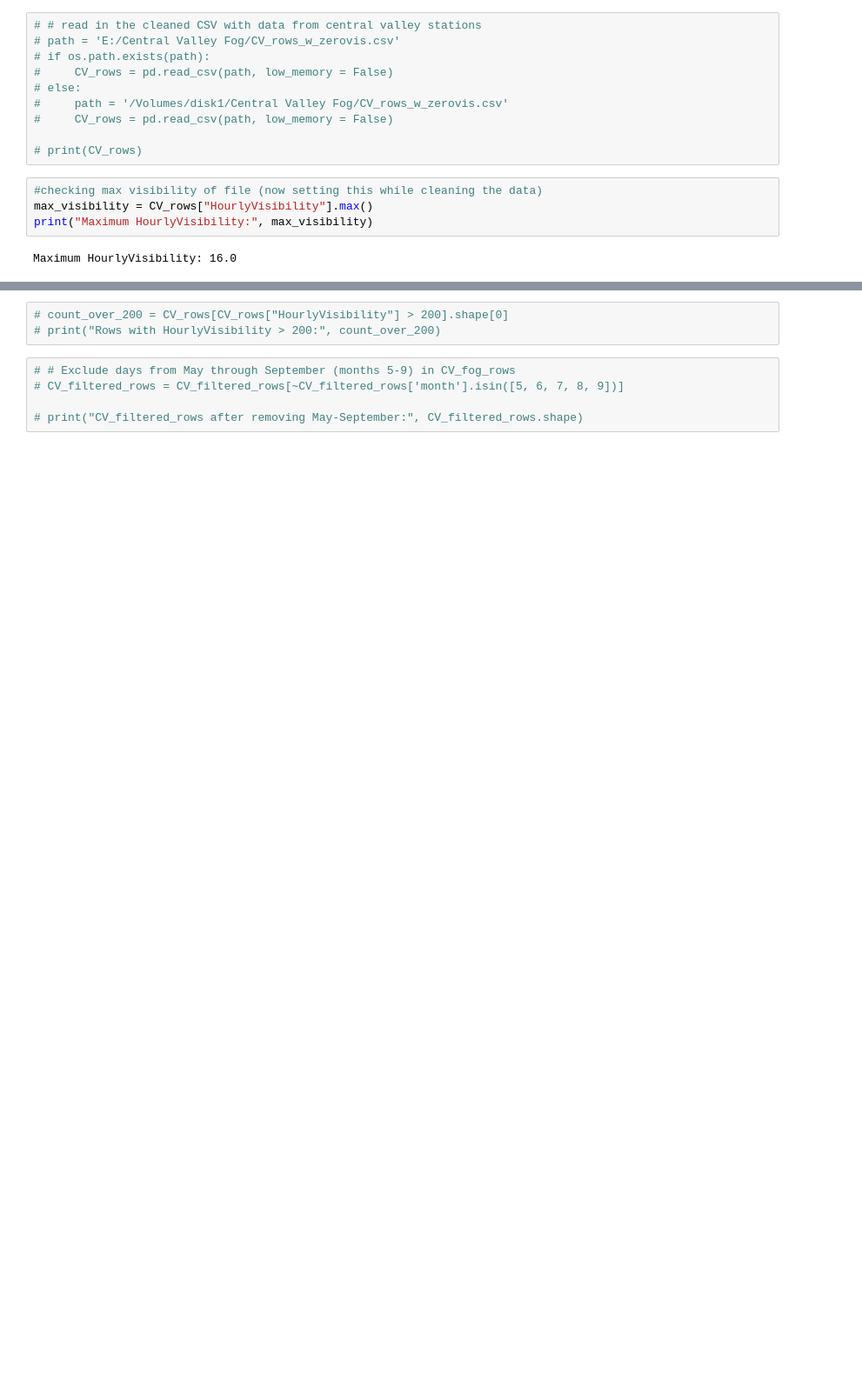
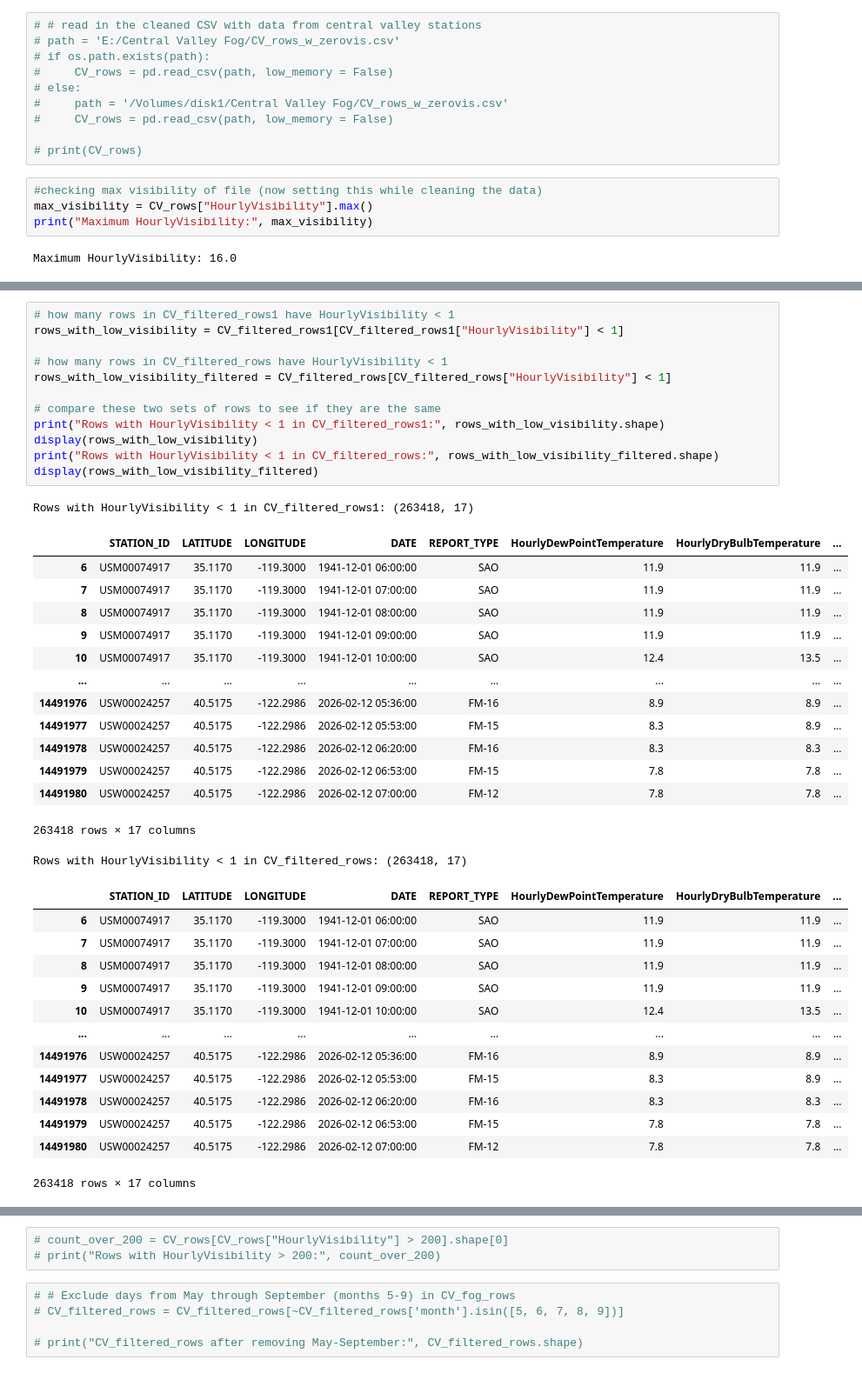
Before and after one commit to audfish/WQ2026, a Jupyter notebook: CV_Visibility_Testing_combined.ipynb, the cells around one changed output, grey strips where cells are left out. Shown at 87% size. Saved outputs shown, nothing was run; the diff lists cells and outputs as text; blank space fills up the shorter version.

```diff
--- a/CV_Visibility_Testing_combined.ipynb
+++ b/CV_Visibility_Testing_combined.ipynb
@@ -78,3 +148,44 @@ CV_filtered_rows: (10551625, 19)
+# %%
+# how many rows in CV_filtered_rows1 have HourlyVisibility < 1
+rows_with_low_visibility = CV_filtered_rows1[CV_filtered_rows1["HourlyVisibility"] < 1]
+
+# how many rows in CV_filtered_rows have HourlyVisibility < 1
+rows_with_low_visibility_filtered = CV_filtered_rows[CV_filtered_rows["HourlyVisibility"] < 1]
+
+# compare these two sets of rows to see if they are the same
+print("Rows with HourlyVisibility < 1 in CV_filtered_rows1:", rows_with_low_visibility.shape)
+display(rows_with_low_visibility)
+print("Rows with HourlyVisibility < 1 in CV_filtered_rows:", rows_with_low_visibility_filtered.shape)
+display(rows_with_low_visibility_filtered)
+# %% [output]
+Rows with HourlyVisibility < 1 in CV_filtered_rows1: (263418, 17)
+|  | STATION_ID | LATITUDE | LONGITUDE | DATE | REPORT_TYPE | HourlyDewPointTemperature | HourlyDryBulbTemperature | ... |
+| 6 | USM00074917 | 35.1170 | -119.3000 | 1941-12-01 06:00:00 | SAO | 11.9 | 11.9 | ... |
+| 7 | USM00074917 | 35.1170 | -119.3000 | 1941-12-01 07:00:00 | SAO | 11.9 | 11.9 | ... |
+| 8 | USM00074917 | 35.1170 | -119.3000 | 1941-12-01 08:00:00 | SAO | 11.9 | 11.9 | ... |
+| 9 | USM00074917 | 35.1170 | -119.3000 | 1941-12-01 09:00:00 | SAO | 11.9 | 11.9 | ... |
+| 10 | USM00074917 | 35.1170 | -119.3000 | 1941-12-01 10:00:00 | SAO | 12.4 | 13.5 | ... |
+| ... | ... | ... | ... | ... | ... | ... | ... | ... |
+| 14491976 | USW00024257 | 40.5175 | -122.2986 | 2026-02-12 05:36:00 | FM-16 | 8.9 | 8.9 | ... |
+| 14491977 | USW00024257 | 40.5175 | -122.2986 | 2026-02-12 05:53:00 | FM-15 | 8.3 | 8.9 | ... |
+| 14491978 | USW00024257 | 40.5175 | -122.2986 | 2026-02-12 06:20:00 | FM-16 | 8.3 | 8.3 | ... |
+| 14491979 | USW00024257 | 40.5175 | -122.2986 | 2026-02-12 06:53:00 | FM-15 | 7.8 | 7.8 | ... |
+| 14491980 | USW00024257 | 40.5175 | -122.2986 | 2026-02-12 07:00:00 | FM-12 | 7.8 | 7.8 | ... |
+263418 rows × 17 columns
+Rows with HourlyVisibility < 1 in CV_filtered_rows: (263418, 17)
+|  | STATION_ID | LATITUDE | LONGITUDE | DATE | REPORT_TYPE | HourlyDewPointTemperature | HourlyDryBulbTemperature | ... |
+| 6 | USM00074917 | 35.1170 | -119.3000 | 1941-12-01 06:00:00 | SAO | 11.9 | 11.9 | ... |
+| 7 | USM00074917 | 35.1170 | -119.3000 | 1941-12-01 07:00:00 | SAO | 11.9 | 11.9 | ... |
+| 8 | USM00074917 | 35.1170 | -119.3000 | 1941-12-01 08:00:00 | SAO | 11.9 | 11.9 | ... |
+| 9 | USM00074917 | 35.1170 | -119.3000 | 1941-12-01 09:00:00 | SAO | 11.9 | 11.9 | ... |
+| 10 | USM00074917 | 35.1170 | -119.3000 | 1941-12-01 10:00:00 | SAO | 12.4 | 13.5 | ... |
+| ... | ... | ... | ... | ... | ... | ... | ... | ... |
+| 14491976 | USW00024257 | 40.5175 | -122.2986 | 2026-02-12 05:36:00 | FM-16 | 8.9 | 8.9 | ... |
+| 14491977 | USW00024257 | 40.5175 | -122.2986 | 2026-02-12 05:53:00 | FM-15 | 8.3 | 8.9 | ... |
+| 14491978 | USW00024257 | 40.5175 | -122.2986 | 2026-02-12 06:20:00 | FM-16 | 8.3 | 8.3 | ... |
+| 14491979 | USW00024257 | 40.5175 | -122.2986 | 2026-02-12 06:53:00 | FM-15 | 7.8 | 7.8 | ... |
+| 14491980 | USW00024257 | 40.5175 | -122.2986 | 2026-02-12 07:00:00 | FM-12 | 7.8 | 7.8 | ... |
+263418 rows × 17 columns
 # %%
 CV_rows_not_fog = CV_rows[CV_rows["HourlyPrecipitation"] >= 0.03]
 
```
Also changed, not shown: parts of 11 cells of this notebook.
